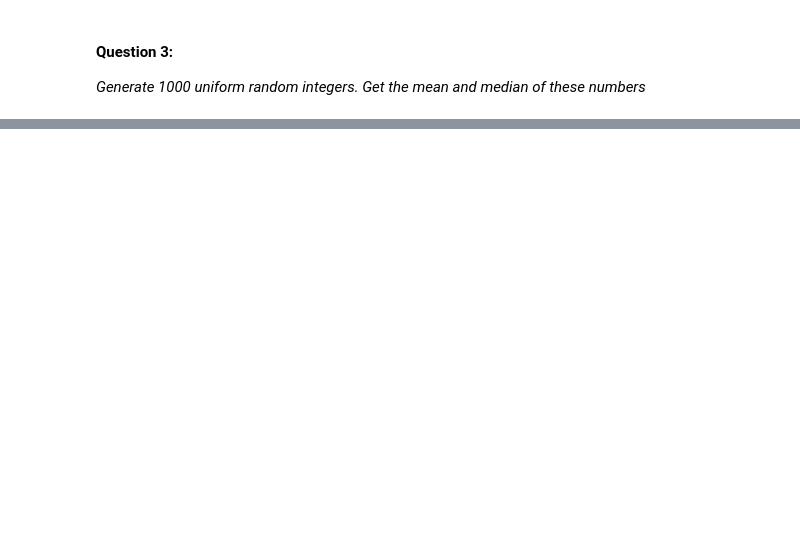
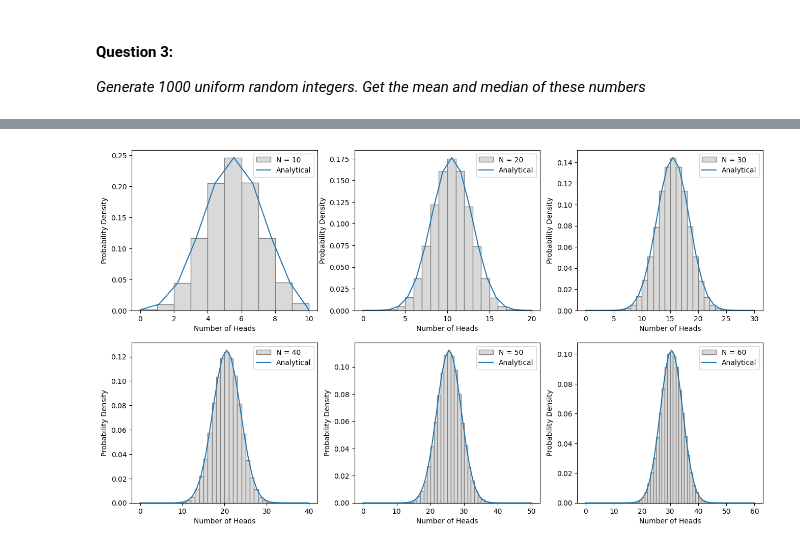
Before and after one commit to Shravan1729/Programming, a Jupyter notebook: Python/College/Sem-5/Assignment.ipynb, the cells around one changed output, grey strips where cells are left out. Saved outputs shown, nothing was run; the diff lists cells and outputs as text; code cells hidden in the pictures; blank space fills up the shorter version.

```diff
--- a/Python/College/Sem-5/Assignment.ipynb
+++ b/Python/College/Sem-5/Assignment.ipynb
@@ -94,0 +128,20 @@ TypeError: float expected at most 1 argument, got 2
+# %%
+# Define the box
+box = ['red']*5 + ['white']*7
+# Define the number of simulations
+num_simulations = 10e5
+
+#1.
+# Initialize a counter for the number of times a red ball is drawn
+red_count = 0
+
+# Run the simulations
+for _ in range(int(num_simulations)):
+    ball = np.random.choice(box)
+    if ball == 'red':
+        red_count += 1
+
+# Calculate the probability
+probability = (red_count / num_simulations)*100
+
+print("The simulated probability of drawing a red ball is {:0.2f}%.".format(probability))
@@ -94,0 +189,47 @@ TypeError: float expected at most 1 argument, got 2
+# %%
+#Number of Ensembles
+Num_ensemble = int(10e4)
+
+def Bernouli_Distribution(n: int):
+
+    plt.figure(figsize=(16,9))
+
+    for k in range(1,n+1):
+        N = 10*k        #Number of Toss
+        #array to store head
+        outcome = np.zeros(Num_ensemble, dtype=int)
+
+        for i in range(Num_ensemble):       #Tossing an ensemble of coins
+            heads = 0
+            for _ in range(N):              #For tossing each coin N times
+                if np.random.random()<0.5:  #Tossing of the coin if the random number is <0.5 then head else tails
+                    heads +=1
+            outcome[i] = heads
+
+
+        def analytical(N: int)->list:
+            '''Theoretical outcome of tossing a coin N times'''
+            X = np.linspace(0,N,N)              # X-axis for analytical values
+            Y = np.zeros_like(X)                # Analytical Values
+            for i in range(len(X)):
+                Y[i] = comb(N,int(X[i]))*((1/2)**X[i])*(1/2)**(N-X[i])
+            return X, Y
+        X,Y = analytical(N)
+
+
+        #Plotting of the Distribution
+        if n%3 != 0:
+            plots = int(n//3 + 1)
+        else:
+            plots = int(n//3)
+        plt.subplot(plots,3,k)
+        plt.ylabel('Probability Density')
+        plt.xlabel("Number of Heads")
+        plt.hist(outcome,bins=[i for i in range(N+1)], density=True, label='N = {}'.format(N), histtype='bar', color=['0.85'], edgecolor='grey')
+        plt.plot(X,Y, label='Analytical')
+        plt.legend(loc='best')
+    plt.show()
+
+Bernouli_Distribution(6)
+# %% [output]
+[figure, added]
```
Also changed, not shown: parts of 12 cells of this notebook, 1 other file.
